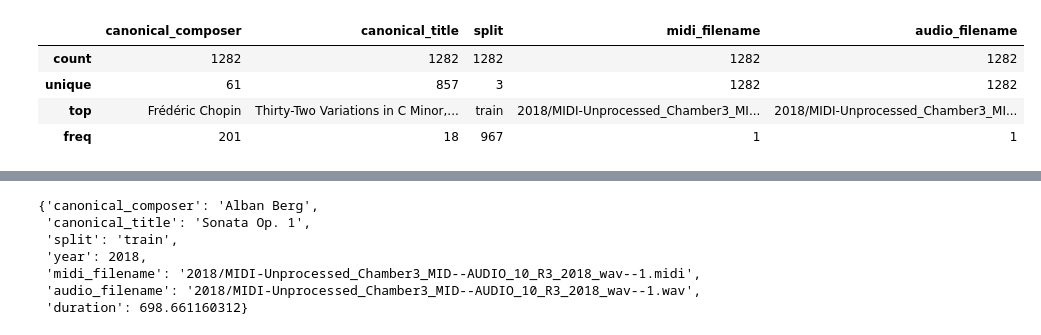
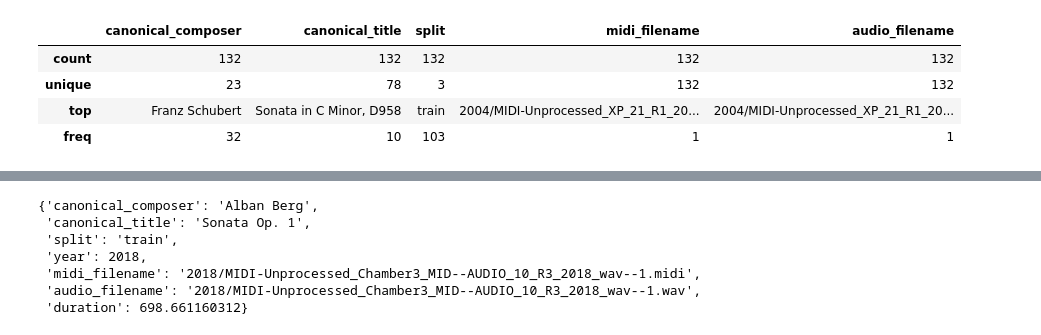
Before and after one commit to Data-Science-Community-SRM/Piano-Sheet-Converter, a Jupyter notebook: piano-sheet-converter.ipynb, the cells around one changed output, grey strips where cells are left out. Saved outputs shown, nothing was run; the diff lists cells and outputs as text; code cells hidden in the pictures.

Commit message:
Kaggle Notebook | Piano Sheet Converter | Version 2 (cleaned dataset)

```diff
--- a/piano-sheet-converter.ipynb
+++ b/piano-sheet-converter.ipynb
@@ -119,2 +58,7 @@ df_grouped
+# %%
+ds=pd.read_csv('/kaggle/input/themaestrodatasetv2/maestro-v2.0.0/maestro-v2.0.0.csv')
+ds2004=pd.read_csv('/kaggle/input/maestro-v2/meastro-v2/maestro-v2.0.0 - 2004.csv')
+ds2006=pd.read_csv('/kaggle/input/maestro-v2/meastro-v2/maestro-v2.0.0 - 2006.csv')
+ds2008=pd.read_csv('/kaggle/input/maestro-v2/meastro-v2/maestro-v2.0.0 - 2008.csv')
 # %%
 pd.set_option("display.max.rows",None)
@@ -185,8 +190,8 @@ ds.describe()
 # %%
-ds.describe(include=object)
+ds2004.describe(include=object)
 # %% [output]
 |  | canonical_composer | canonical_title | split | midi_filename | audio_filename |
-| count | 1282 | 1282 | 1282 | 1282 | 1282 |
-| unique | 61 | 857 | 3 | 1282 | 1282 |
-| top | Frédéric Chopin | Thirty-Two Variations in C Minor,... | train | 2018/MIDI-Unprocessed_Chamber3_MI... | 2018/MIDI-Unprocessed_Chamber3_MI... |
-| freq | 201 | 18 | 967 | 1 | 1 |
+| count | 132 | 132 | 132 | 132 | 132 |
+| unique | 23 | 78 | 3 | 132 | 132 |
+| top | Franz Schubert | Sonata in C Minor, D958 | train | 2004/MIDI-Unprocessed_XP_21_R1_20... | 2004/MIDI-Unprocessed_XP_21_R1_20... |
+| freq | 32 | 10 | 103 | 1 | 1 |
```
Also changed, not shown: parts of 20 cells of this notebook.
